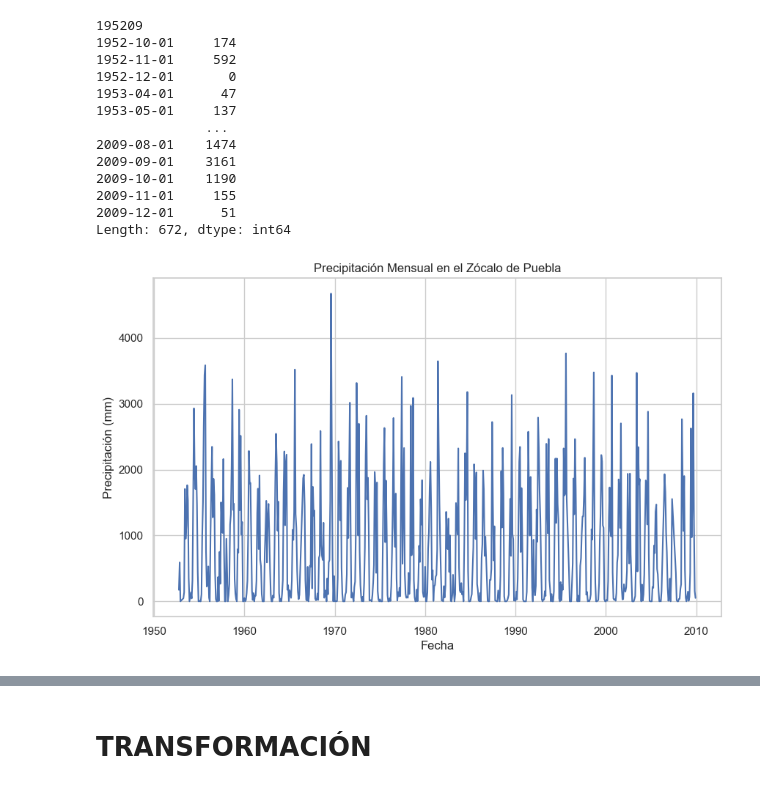
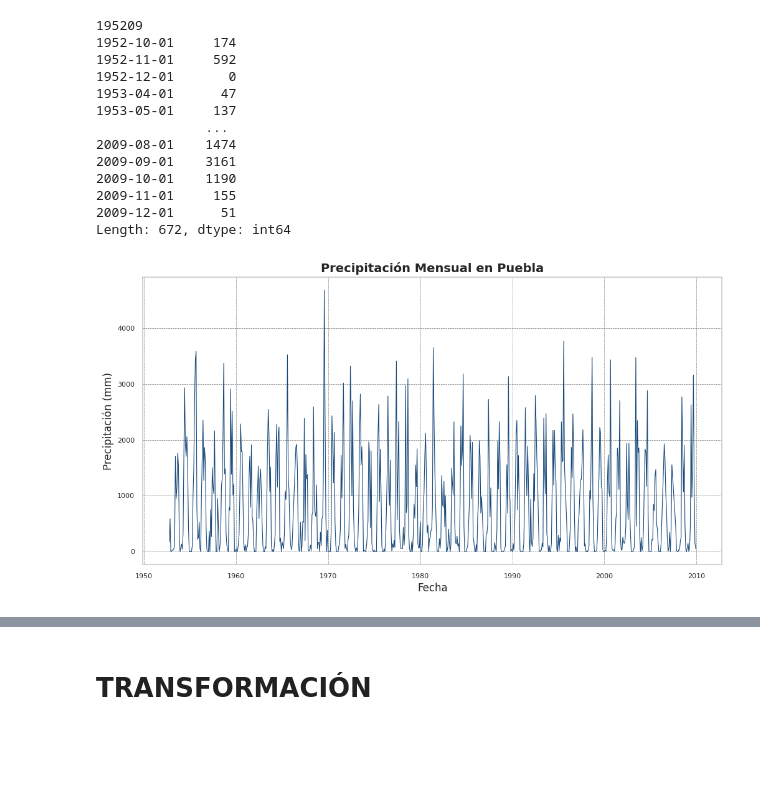
Before and after one commit to heritaco/Time-Series, a Jupyter notebook: 05-SARIMA/Precipitacion en Puebla.ipynb, the cells around one changed output, grey strips where cells are left out. Drawn from its saved outputs; the diff is of its cells as text; code cells hidden in the pictures; blank space fills up the shorter version.

```diff
--- a/05-SARIMA/Precipitacion en Puebla.ipynb
+++ b/05-SARIMA/Precipitacion en Puebla.ipynb
@@ -21,3 +21,8 @@ import matplotlib.pyplot as plt
 import seaborn as sns
 # %%
 sns.set(style="whitegrid")
+# %%
+# The color palette is made up of the 20 colors. Hex color codes:  #395e77, #413344,  #614c65,  #806485,  #936397,  #a662a8,  #664972,  #463c57,  #6e8da9,  #91bcdd,  #567d99,  #305662,  #264d4d,  #315c45,  #8a9a65,  #b6b975,  #b65d54,  #b60033,  #98062d and  #800022.
+# https://colorkit.co/palette/413344-614c65-806485-936397-a662a8-664972-463c57-6e8da9-91bcdd-567d99-395e77-305662-264d4d-315c45-8a9a65-b6b975-b65d54-b60033-98062d-800022/
+sns.set_palette(["#194a7a", "#b60033", "#315c45", "#b65d54", "#B9445F", "#567d99", "#395e77", "#413344", "#614c65", "#806485", "#936397", "#a662a8", "#664972", "#463c57", "#6e8da9", "#91bcdd", "#305662", "#264d4d",  "#8a9a65", "#b6b975", "#98062d", "#800022"])
+sns.color_palette()
@@ -24,3 +47,18 @@ sns.set(style="whitegrid")
+# %%
+# Personalización global con matplotlib
+plt.rcParams.update({
+    'axes.titlesize': 14,        # Tamaño del título
+    'axes.titleweight': 'bold',  # Negrita en el título
+    'xtick.labelsize': 8,        # Tamaño de los xticks
+    'ytick.labelsize': 8,         # Tamaño de los yticks
+    'grid.color': 'gray',         # Color de las líneas del grid
+    'grid.linestyle': '--',       # Estilo de línea (puede ser '-', '--', '-.', ':')
+    'grid.linewidth': 0.5,        # Grosor del grid
+    'axes.grid': True,            # Asegura que el grid esté activado
+    'axes.grid.axis': 'both',     # Aplica el grid a ambos ejes
+    'lines.linewidth': 1.2,       # Grosor de las líneas
+    'figure.figsize': (12, 6),   # Tamaño de la figura
+})
 # %%
 data=pd.read_csv('MXN00021035.csv')
 # %%
@@ -45,13 +83,12 @@ pre
 2009-12-01      51
 Length: 672, dtype: int64
 # %%
-plt.figure(figsize=(10, 6))
-plt.plot(pre)
+plt.figure()
+plt.plot(pre, linewidth=0.8)
 plt.xlabel("Fecha")
 plt.ylabel("Precipitación (mm)")
-plt.title("Precipitación Mensual en el Zócalo de Puebla")
-plt.grid(True)
+plt.title("Precipitación Mensual en Puebla")
 plt.savefig('imagenes/01-precipitacion.svg', bbox_inches='tight')
 plt.show()
 # %% [output]
-[figure, old version]
+[figure, new version]
```
Also changed, not shown: parts of 44 cells of this notebook, 9 other files.
